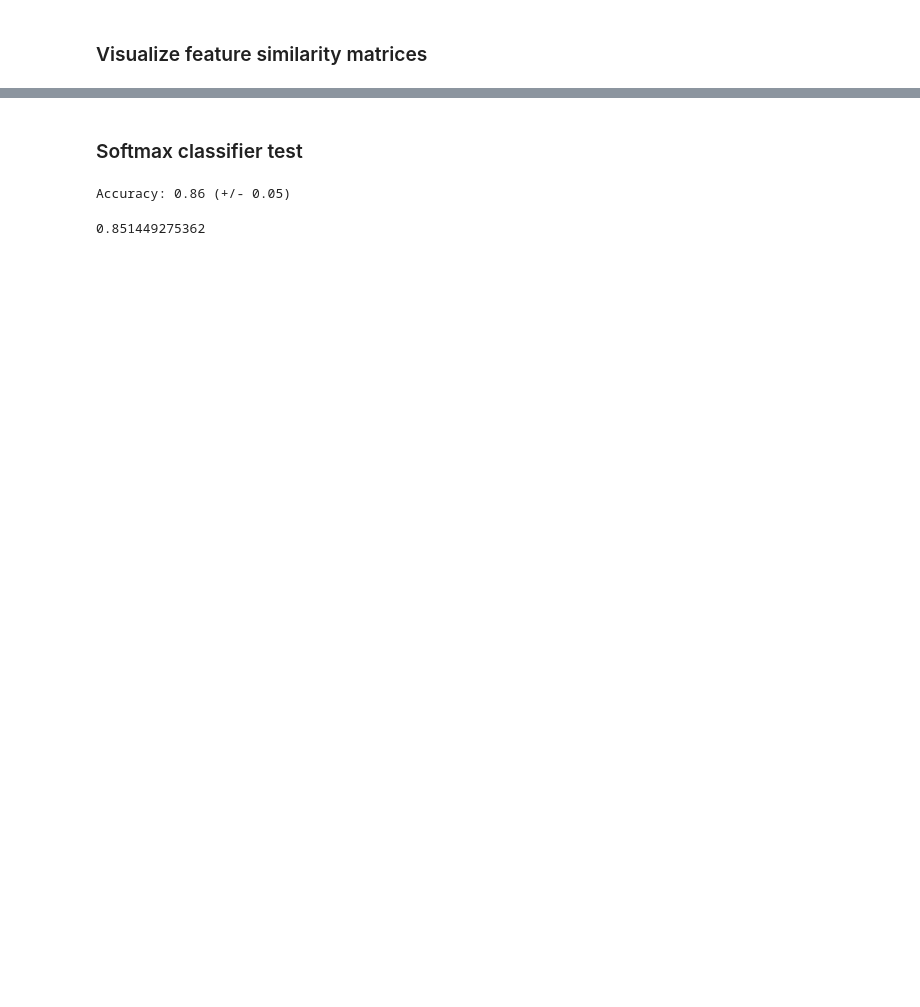
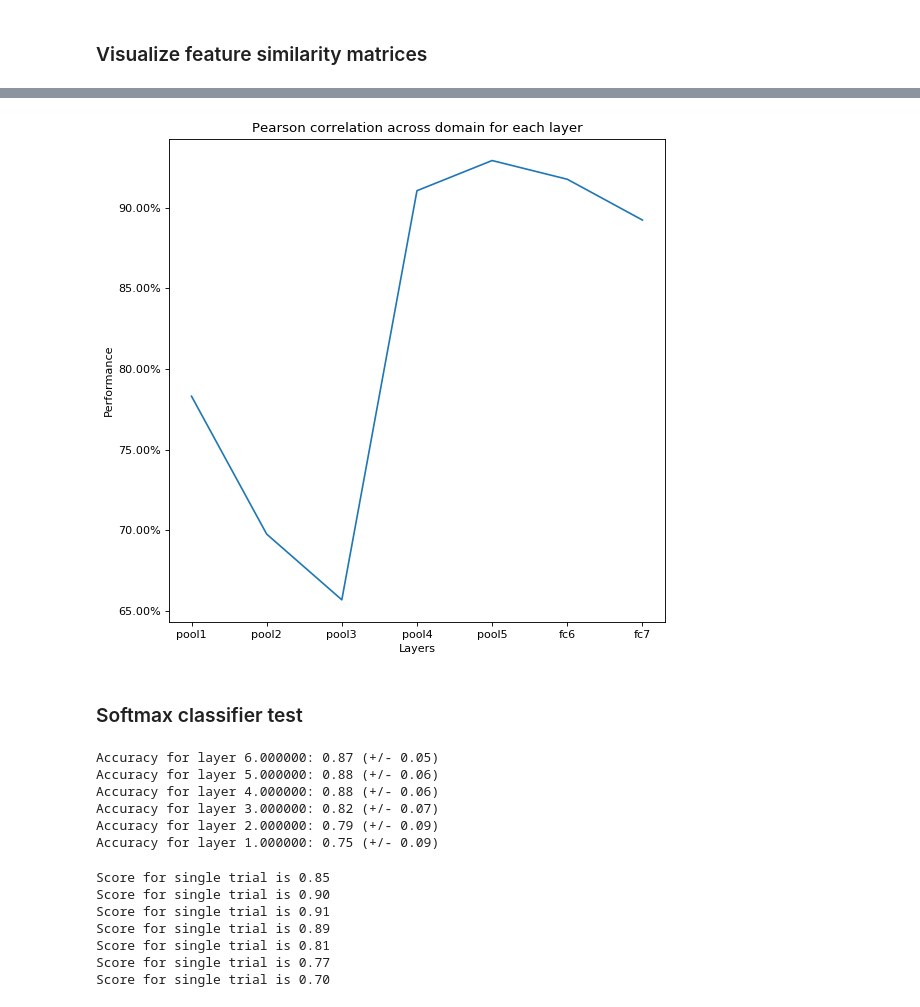
Before and after one commit to judithfan/sketchfeat, a Jupyter notebook: sketch_feature_analysis_Judy.ipynb, the cells around one changed output, grey strips where cells are left out. Saved outputs shown, nothing was run; the diff lists cells and outputs as text; code cells hidden in the pictures; blank space fills up the shorter version.

```diff
--- a/sketch_feature_analysis_Judy.ipynb
+++ b/sketch_feature_analysis_Judy.ipynb
@@ -210,0 +343,10 @@ plt.colorbar()
+# %%
+RDM_D = []
+DL = np.repeat(['bench','chair','table','smart', 'bed', 'limo', 'sedan',  'SUV' ], 40)
+for layer in xrange(0,7):
+
+    means = get_class_means(DF[layer], DL)
+    means_furn = means[0:4]
+    means_furn[-1] = means[4]
+
+    RDM_D.append(np.corrcoef(means_furn))
@@ -210,0 +393,8 @@ plt.colorbar()
+# %%
+between_domains = []
+
+
+for layer in xrange(0,7):
+    between_domain_i = np.corrcoef(RDM_S[layer].flatten(), RDM_D[layer].flatten())
+    between_domains.append(between_domain_i[0, 1])
+    print("pearson coefficient for between domains for layer " + str(layer) + " is " + str(between_domain_i[0, 1]))
@@ -211,20 +409,57 @@ plt.colorbar()
+# %%
+fig = plt.figure(1,  figsize=(8,8), dpi=80, facecolor='w', edgecolor='k')
+
+plt.title("Pearson correlation across domain for each layer")
+plt.plot(np.arange(len(LAYERS_NM) ), between_domains)
+plt.xlabel('Layers')
+plt.ylabel('Performance')
+
+
+
+plt.xticks(xrange(0,len(LAYERS) ), LAYERS_NM);
+axes = plt.gca()
+vals = axes.get_yticks()
+axes.set_yticklabels(['{:3.2f}%'.format(x*100) for x in vals]);
+# %% [output]
+[figure, added]
 # %% [markdown]
 ### Softmax classifier test
 # %%
-FEAT = _Features
-LABELS = _Labels
+LABELS = _SL
+layer_score = []
+
 # compute cross-validated softmax classifier accuracy
 # clf = svm.SVC(kernel='linear', C=1)
-clf = linear_model.LogisticRegression(penalty='l2')
-scores = cross_val_score(clf, FEAT, LABELS, cv=5)
-print("Accuracy: %0.2f (+/- %0.2f)" % (scores.mean(), scores.std() * 2))
+
+for i in reversed(xrange(0,7)):
+    clf = linear_model.LogisticRegression(penalty='l2')
+    scores = cross_val_score(clf, _SF[i], LABELS, cv=5)
+
+    print("Accuracy for layer %f: %0.2f (+/- %0.2f)" % (i, scores.mean(), scores.std() * 2))
+    layer_score.append(scores.mean)
+
+layer_score = reversed(layer_score)
 # %% [output]
-Accuracy: 0.86 (+/- 0.05)
+Accuracy for layer 6.000000: 0.87 (+/- 0.05)
+Accuracy for layer 5.000000: 0.88 (+/- 0.06)
+Accuracy for layer 4.000000: 0.88 (+/- 0.06)
+Accuracy for layer 3.000000: 0.82 (+/- 0.07)
+Accuracy for layer 2.000000: 0.79 (+/- 0.09)
+Accuracy for layer 1.000000: 0.75 (+/- 0.09)
 # %%
 # single train/test split
-X_train, X_test, y_train, y_test = train_test_split(
-    FEAT, LABELS, test_size=0.2, random_state=0)
-clf = svm.SVC(kernel='linear', C=1).fit(X_train, y_train)
-print clf.score(X_test, y_test)
+
+for i in reversed(xrange(0,7)):
+
+    X_train, X_test, y_train, y_test = train_test_split(
+        _SF[i], LABELS, test_size=0.2, random_state=0)
+    clf = svm.SVC(kernel='linear', C=1).fit(X_train, y_train)
+    print("Score for single trial is %0.2f" % clf.score(X_test, y_test))
 # %% [output]
-0.851449275362
+Score for single trial is 0.85
+Score for single trial is 0.90
+Score for single trial is 0.91
+Score for single trial is 0.89
+Score for single trial is 0.81
+Score for single trial is 0.77
+Score for single trial is 0.70
```
Also changed, not shown: parts of 18 cells of this notebook, 13 other files.
